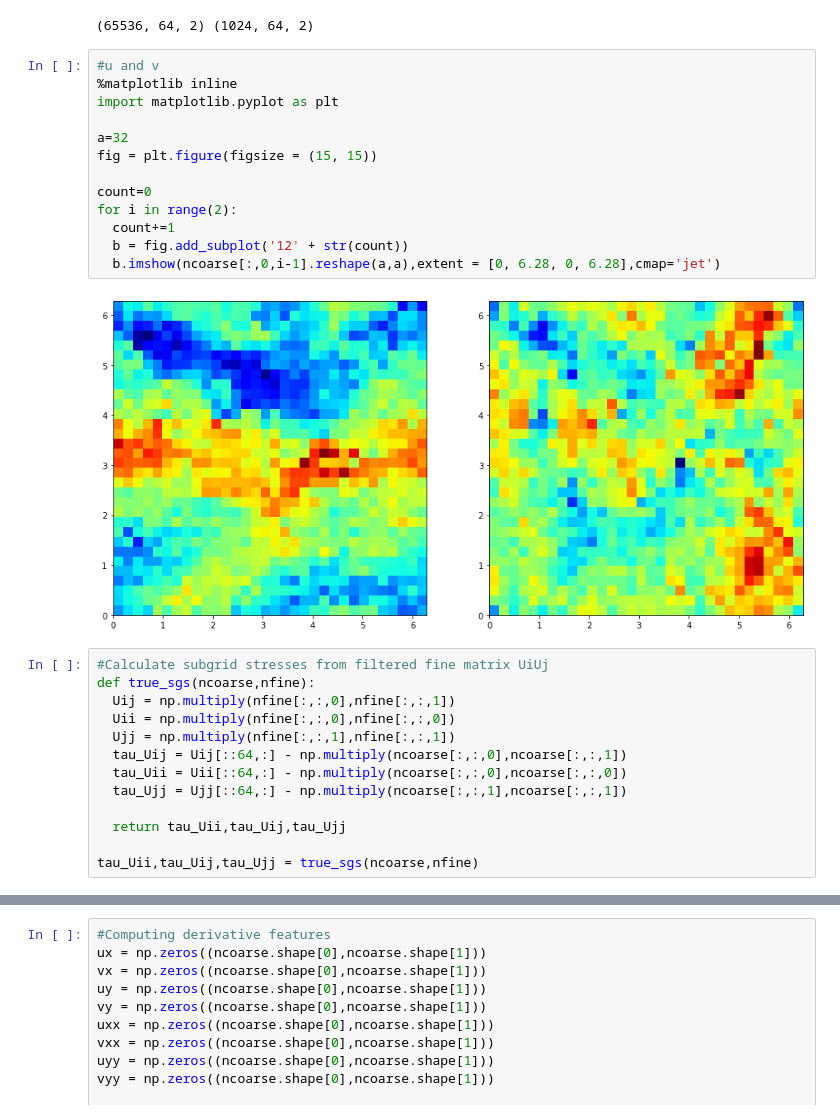
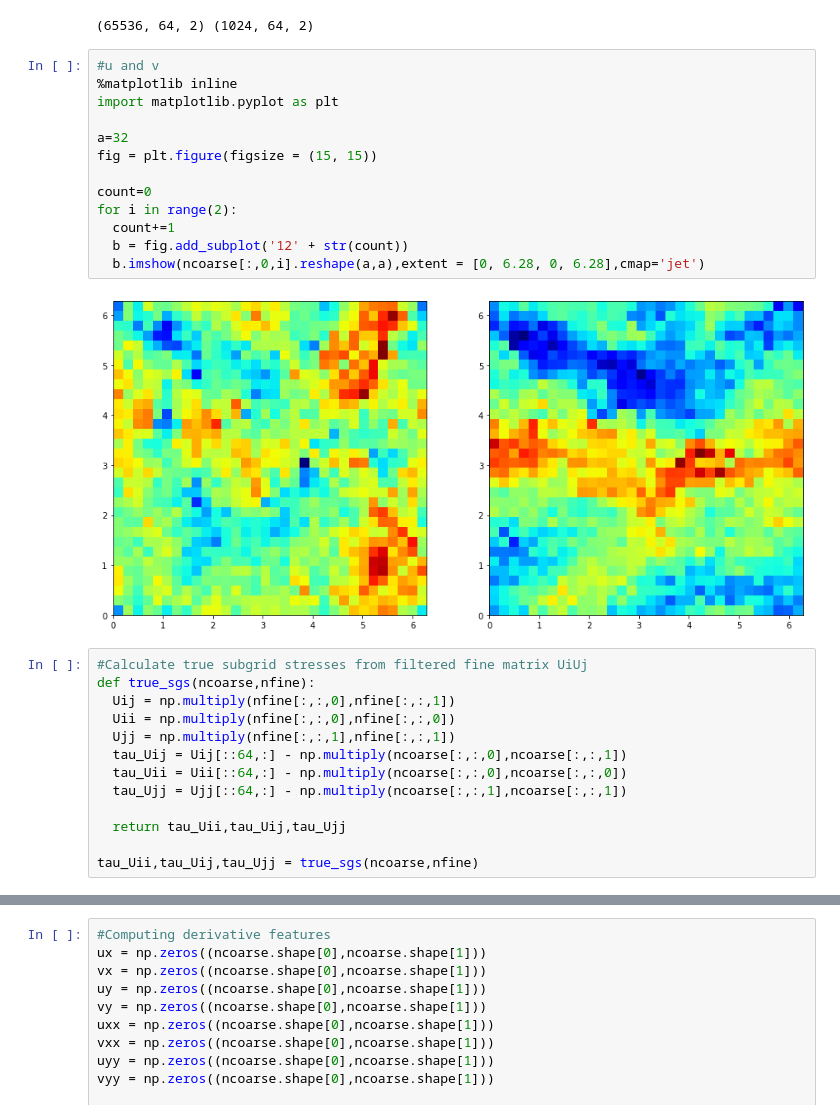
Before and after one commit to dvenkata/AMATH590, a Jupyter notebook: 03_Sub_grid_Scale_Analysis.ipynb, the cells around one changed output, grey strips where cells are left out. Cells and saved outputs as stored; diff of their text form.

```diff
--- a/03_Sub_grid_Scale_Analysis.ipynb
+++ b/03_Sub_grid_Scale_Analysis.ipynb
@@ -48,20 +48,20 @@ print(nfine.shape,ncoarse.shape)
 # %%
 #u and v
 %matplotlib inline
 import matplotlib.pyplot as plt
 
 a=32
 fig = plt.figure(figsize = (15, 15))
 
 count=0
 for i in range(2):
   count+=1
   b = fig.add_subplot('12' + str(count))
-  b.imshow(ncoarse[:,0,i-1].reshape(a,a),extent = [0, 6.28, 0, 6.28],cmap='jet')
+  b.imshow(ncoarse[:,0,i].reshape(a,a),extent = [0, 6.28, 0, 6.28],cmap='jet')
 # %% [output]
-[figure, old version]
+[figure, new version]
 # %%
-#Calculate subgrid stresses from filtered fine matrix UiUj
+#Calculate true subgrid stresses from filtered fine matrix UiUj
 def true_sgs(ncoarse,nfine):
   Uij = np.multiply(nfine[:,:,0],nfine[:,:,1])
   Uii = np.multiply(nfine[:,:,0],nfine[:,:,0])
```
Also changed, not shown: parts of 13 cells of this notebook.
